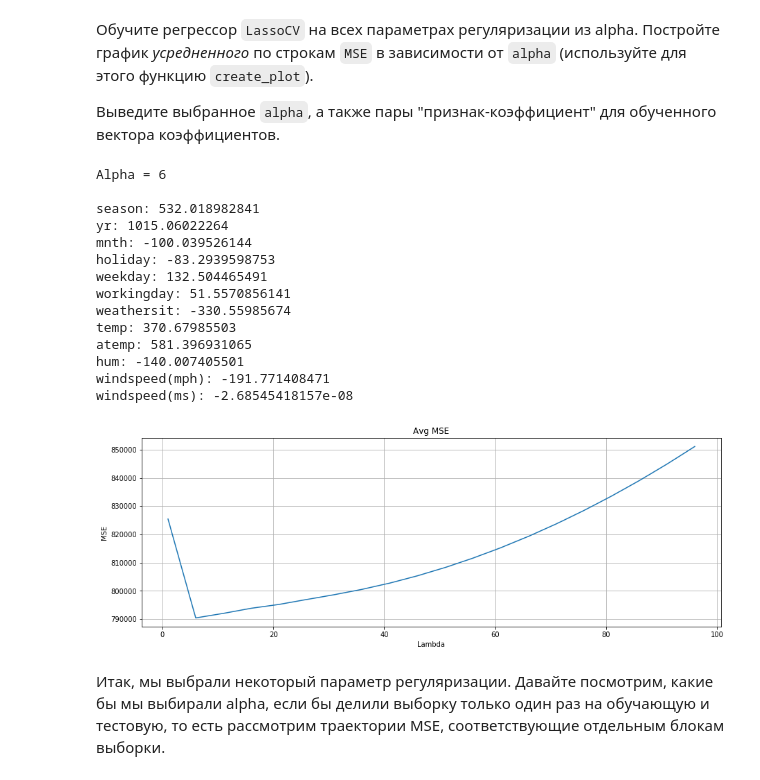
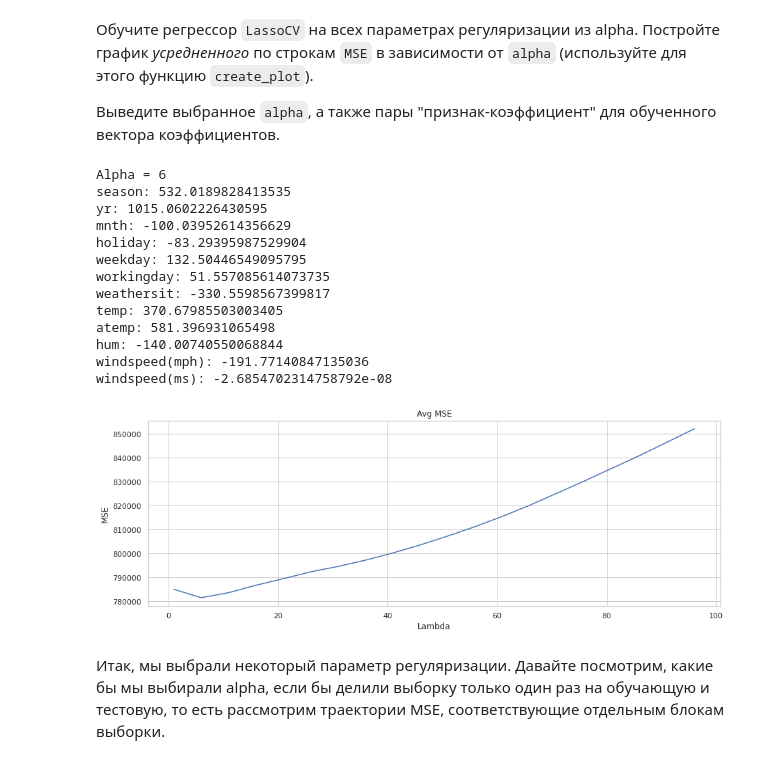
Before and after one commit to PavelStelmakhV/hw308-linear-regression-overfitting-and-regularization, a Jupyter notebook: OverfittingHomeWork.ipynb, the cells around one changed output. Cells and saved outputs as stored; diff of their text form; code cells hidden in the pictures.

```diff
--- a/OverfittingHomeWork.ipynb
+++ b/OverfittingHomeWork.ipynb
@@ -307,38 +307,46 @@ def create_plot(data, title, xlabel, ylabel, figsize=None):
     size = figsize or (15, 5)
     plt.figure(figsize=size)
 
-    x = map(lambda e: e[0], data)
-    y = map(lambda e: e[1], data)
+    x = list(map(lambda e: e[0], data))
+    y = list(map(lambda e: e[1], data))
     plt.plot(x, y)
 
     plt.title(title)
     plt.xlabel(xlabel)
     plt.ylabel(ylabel)
 
-    plt.grid()
+    plt.grid(True)
     plt.show()
-# %%
-from sklearn.linear_model import LassoCV
-
-alphas = np.arange(1, 100, 5)
-
-regressor = # Put your code here
-# %% [output]
-Alpha = 6
-
-season: 532.018982841
-yr: 1015.06022264
-mnth: -100.039526144
-holiday: -83.2939598753
-weekday: 132.504465491
-workingday: 51.5570856141
-weathersit: -330.55985674
-temp: 370.67985503
-atemp: 581.396931065
-hum: -140.007405501
-windspeed(mph): -191.771408471
-windspeed(ms): -2.68545418157e-08
-[figure, removed]
+# %%
+from sklearn.linear_model import LassoCV
+
+alphas = np.arange(1, 100, 5)
+
+regressor = LassoCV(alphas=alphas, cv=3, random_state=42).fit(X, y)
+print(f'Alpha = {regressor.alpha_}')
+for e in zip(df_shuffled.columns[:-1], regressor.coef_):
+  print(f'{e[0]}: {e[1]}')
+
+data = []
+for i in range(len(regressor.alphas_)):
+  data.append([regressor.alphas_[i], regressor.mse_path_[i].mean()])
+
+create_plot(data, 'Avg MSE', 'Lambda', 'MSE')
+# %% [output]
+Alpha = 6
+season: 532.0189828413535
+yr: 1015.0602226430595
+mnth: -100.03952614356629
+holiday: -83.29395987529904
+weekday: 132.50446549095795
+workingday: 51.557085614073735
+weathersit: -330.5598567399817
+temp: 370.67985503003405
+atemp: 581.396931065498
+hum: -140.00740550068844
+windspeed(mph): -191.77140847135036
+windspeed(ms): -2.6854702314758792e-08
+[figure, added]
 # %% [markdown]
 Итак, мы выбрали некоторый параметр регуляризации. Давайте посмотрим, какие бы мы выбирали alpha, если бы делили выборку только один раз на обучающую и тестовую, то есть рассмотрим траектории MSE, соответствующие отдельным блокам выборки.
 # %% [markdown]
```
Also changed, not shown: parts of 4 cells of this notebook.
